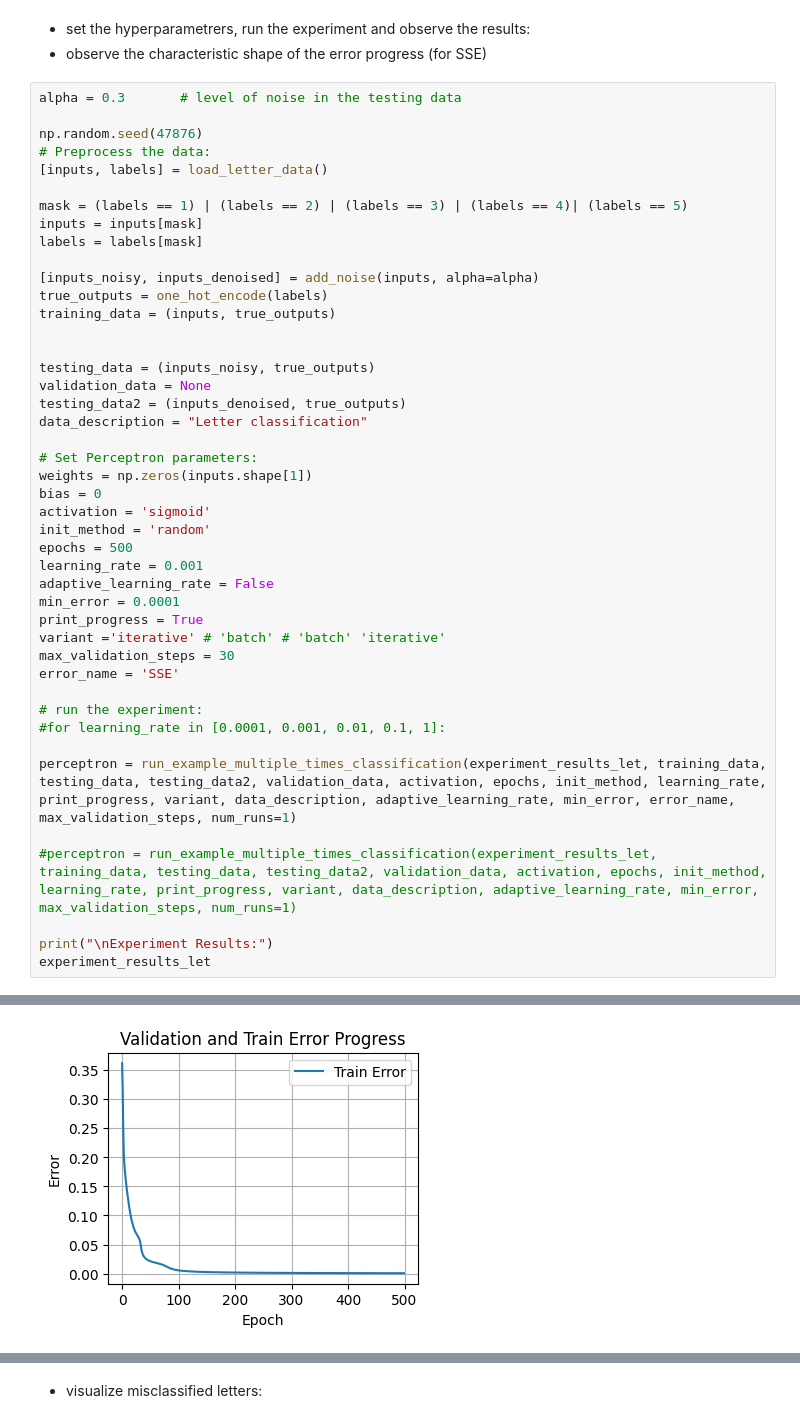
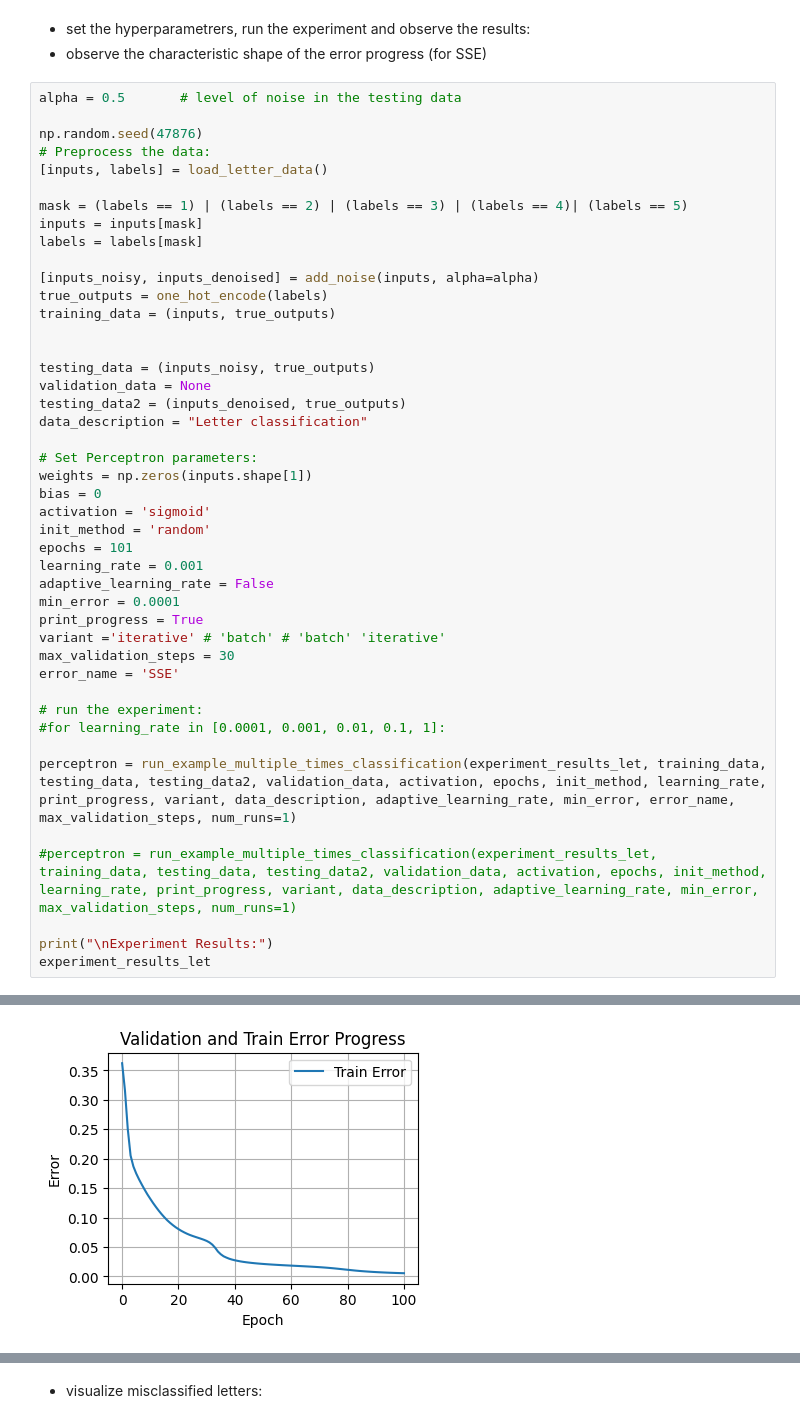
Before and after one commit to reitezuz/18NES1-2026, a Jupyter notebook: week04/perceptron_layer.ipynb, the cells around one changed output, grey strips where cells are left out. Cells and saved outputs as stored; diff of their text form.

```diff
--- a/week04/perceptron_layer.ipynb
+++ b/week04/perceptron_layer.ipynb
@@ -933,7 +1010,7 @@ experiment_results_let = pd.DataFrame(columns=['Epochs', 'MSE', 'Accuracy','Sum
 - set the hyperparametrers, run the experiment and observe the results:
 - observe the characteristic shape of the error progress (for SSE)
 # %%
-alpha = 0.3       # level of noise in the testing data
+alpha = 0.5       # level of noise in the testing data
 
 np.random.seed(47876)
 # Preprocess the data:
@@ -958,7 +1035,7 @@ weights = np.zeros(inputs.shape[1])
 bias = 0
 activation = 'sigmoid'
 init_method = 'random'
-epochs = 500
+epochs = 101
 learning_rate = 0.001
 adaptive_learning_rate = False
 min_error = 0.0001
@@ -987,3 +1061,3 @@ The training ended after 500 epochs. Maximum epochs reached.
-[figure, old version]
+[figure, new version]
 Experiment Results:
 |  | Epochs | MSE | Accuracy | Sum Accuracy | Test MSE | Test Accuracy | Test MSE2 | Test Accuracy2 | Time | ... |
```
Also changed, not shown: parts of 20 cells of this notebook.
